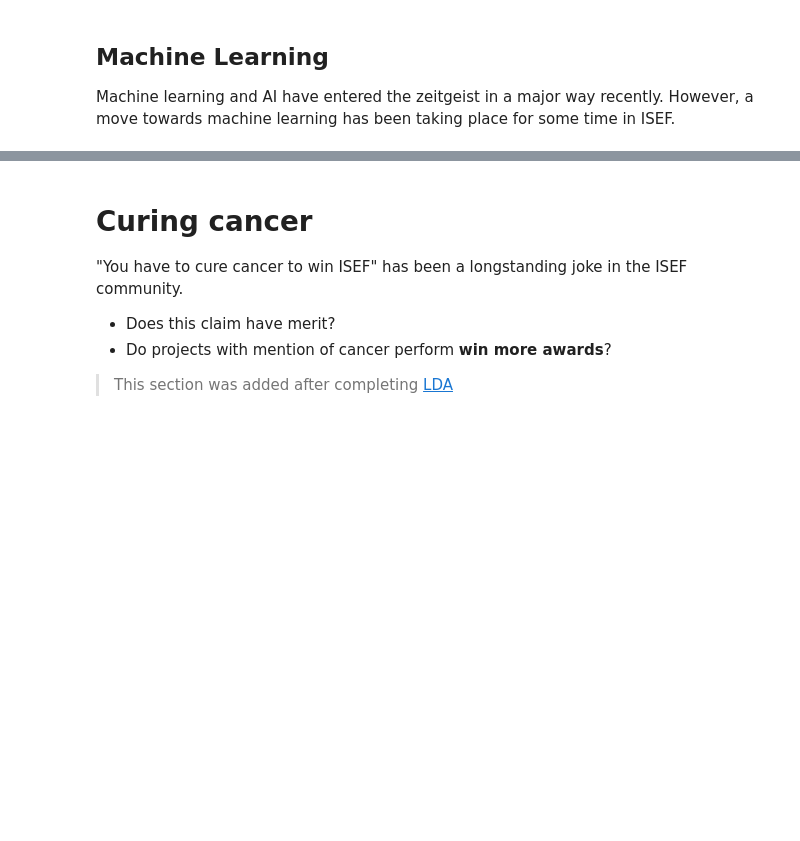
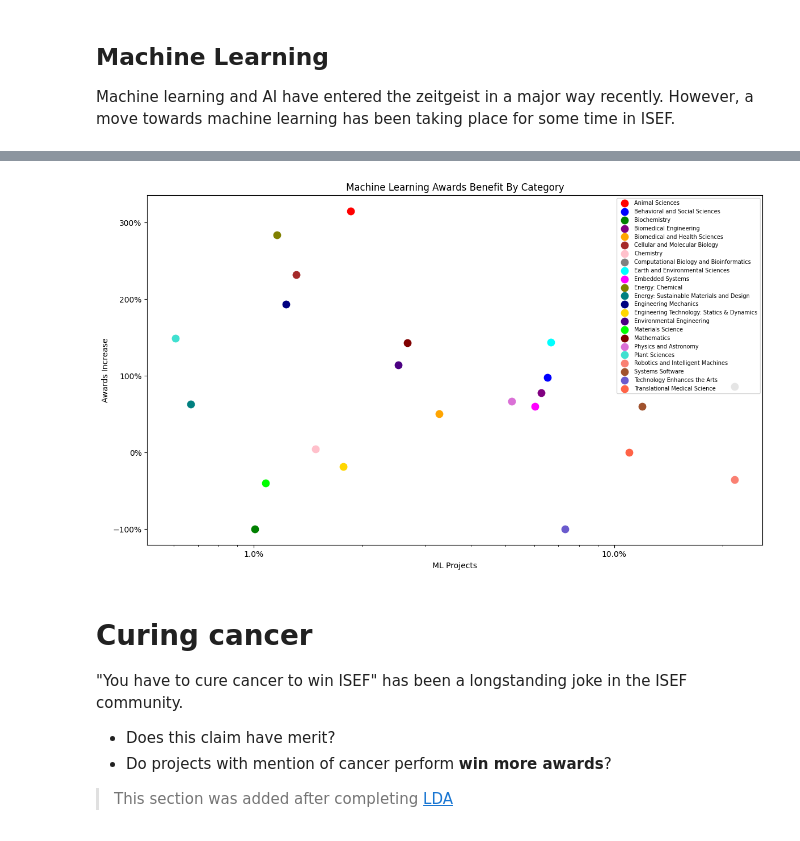
Before and after one commit to wkaisertexas/all-isef-projects, a Jupyter notebook: international-science-fair-analysis.ipynb, the cells around one changed output, grey strips where cells are left out. Cells and saved outputs as stored; diff of their text form; code cells hidden in the pictures; blank space fills up the shorter version.

```diff
--- a/international-science-fair-analysis.ipynb
+++ b/international-science-fair-analysis.ipynb
@@ -491,35 +591,37 @@ def ml_benefit(x):
     Compares the number of awards won by ML and non-ml projects
     """
     ml = x[x["machine_learning"]]["num_awards"].mean()
-    normal = x[not x["machine_learning"]]["num_awards"].mean()
+    normal = x[~x["machine_learning"]]["num_awards"].mean()
 
     return ml / normal - 1
 
 
 density = ds.groupby("category").apply(ml_density)
 benefit = ds.groupby("category").apply(ml_benefit)
 
 plot, ax = plt.subplots()
 
 for i, density in enumerate(density):
     if density < 0.005:  # removes 1 microbiology project which messes teh plot up
         continue  # NO ML Projects
 
     ax.scatter(density, benefit.values[i], s=80, label=benefit.index[i])
 
 plt.legend(fontsize=7)
 
 plt.title("Machine Learning Awards Benefit By Category")
 plt.xlabel("ML Projects")
 plt.ylabel("Awards Increase")
 
 plt.xscale("log")
 
 plt.gca().yaxis.set_major_formatter(PercentFormatter(xmax=1.0))
 plt.gca().xaxis.set_major_formatter(PercentFormatter(xmax=1.0))
 
-plt.savefig("ml_benefit_by_category.png", transparent=False)
+plt.savefig("imgs/ml_benefit_by_category.png", transparent=False)
 plt.show()
+# %% [output]
+[figure, added]
 # %% [markdown]
 # Curing cancer
 
```
Also changed, not shown: parts of 73 cells of this notebook, 13 other files.
